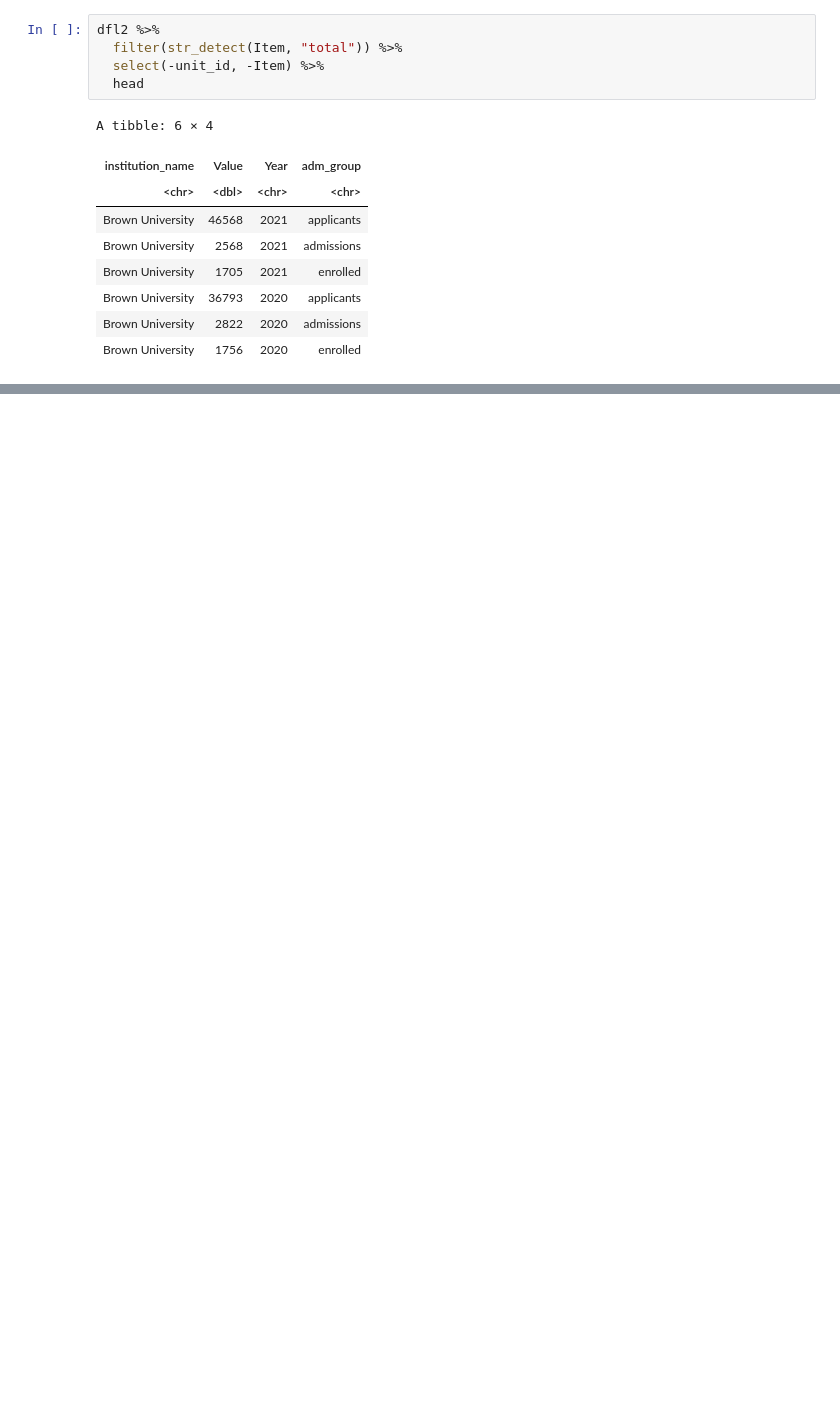
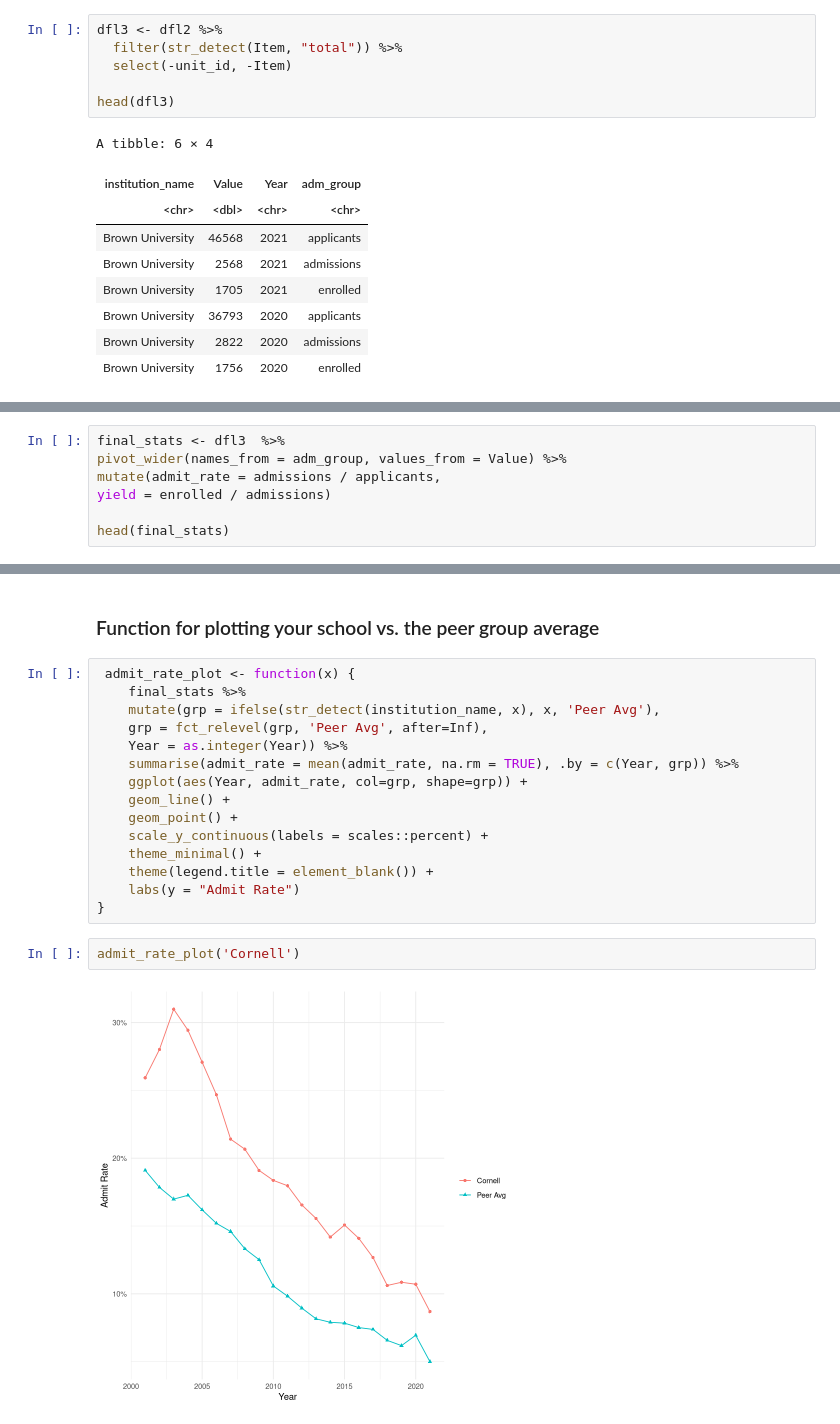
Before and after one commit to AlexMcClung/IR-Tasks, a Jupyter notebook: ipeds-restructuring-example.ipynb, the cells around one changed output, grey strips where cells are left out. Drawn from its saved outputs; the diff is of its cells as text; blank space fills up the shorter version.

```diff
--- a/ipeds-restructuring-example.ipynb
+++ b/ipeds-restructuring-example.ipynb
@@ -83,10 +83,11 @@ A tibble: 6 × 6
 # %% [markdown]
 In this example, we'll then just use the totals
 # %%
-dfl2 %>%
+dfl3 <- dfl2 %>%
   filter(str_detect(Item, "total")) %>%
-  select(-unit_id, -Item) %>%
-  head
+  select(-unit_id, -Item)
+
+head(dfl3)
 # %% [output]
 A tibble: 6 × 4
 | institution_name | Value | Year | adm_group |
@@ -99,0 +105,7 @@ A tibble: 6 × 4
+# %%
+final_stats <- dfl3  %>%
+pivot_wider(names_from = adm_group, values_from = Value) %>%
+mutate(admit_rate = admissions / applicants,
+yield = enrolled / admissions)
+
+head(final_stats)
@@ -99,0 +122,21 @@ A tibble: 6 × 4
+# %% [markdown]
+### Function for plotting your school vs. the peer group average
+# %%
+ admit_rate_plot <- function(x) {
+    final_stats %>%
+    mutate(grp = ifelse(str_detect(institution_name, x), x, 'Peer Avg'),
+    grp = fct_relevel(grp, 'Peer Avg', after=Inf),
+    Year = as.integer(Year)) %>%
+    summarise(admit_rate = mean(admit_rate, na.rm = TRUE), .by = c(Year, grp)) %>%
+    ggplot(aes(Year, admit_rate, col=grp, shape=grp)) +
+    geom_line() +
+    geom_point() +
+    scale_y_continuous(labels = scales::percent) +
+    theme_minimal() +
+    theme(legend.title = element_blank()) +
+    labs(y = "Admit Rate")
+}
+# %%
+admit_rate_plot('Cornell')
+# %% [output]
+[figure, added]
```
Also changed, not shown: parts of 5 cells of this notebook, 2 other files.
